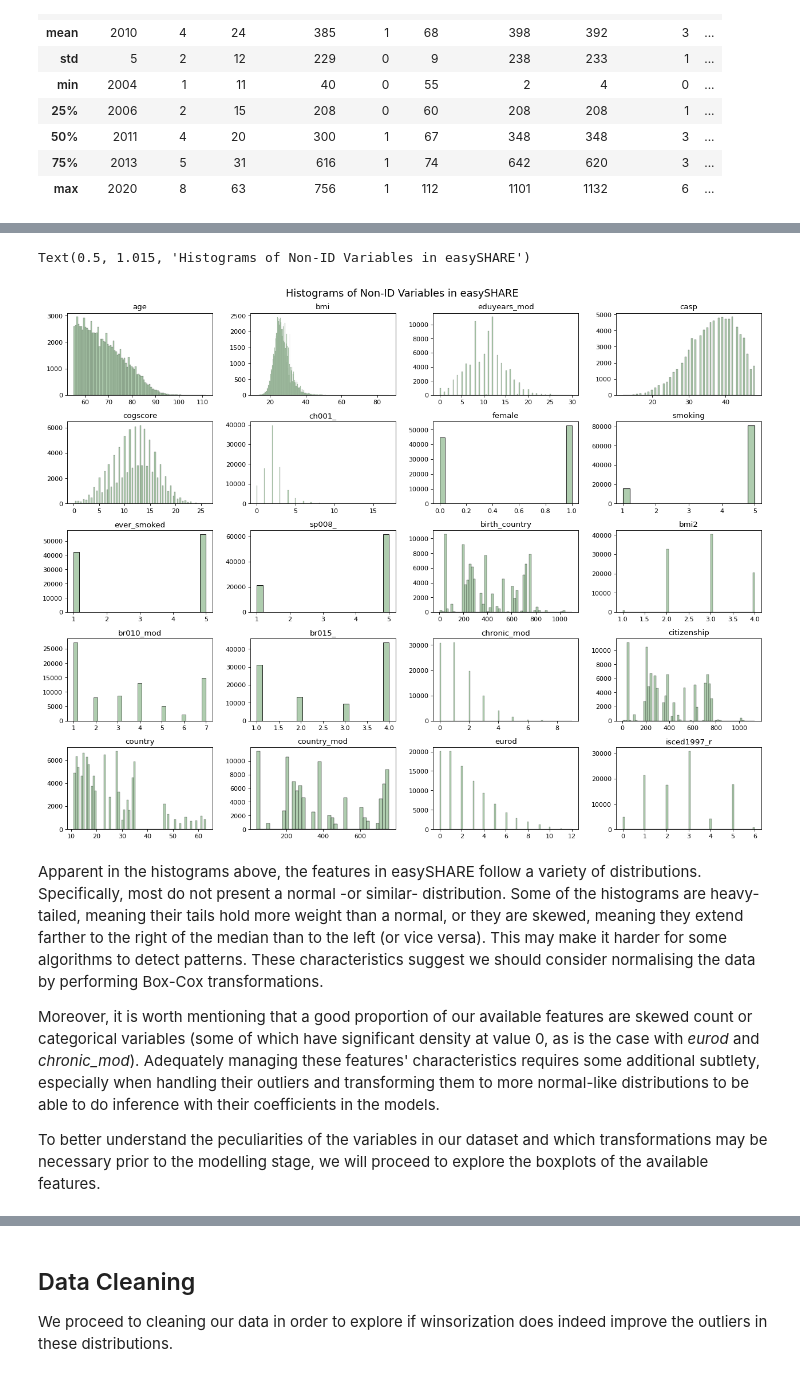
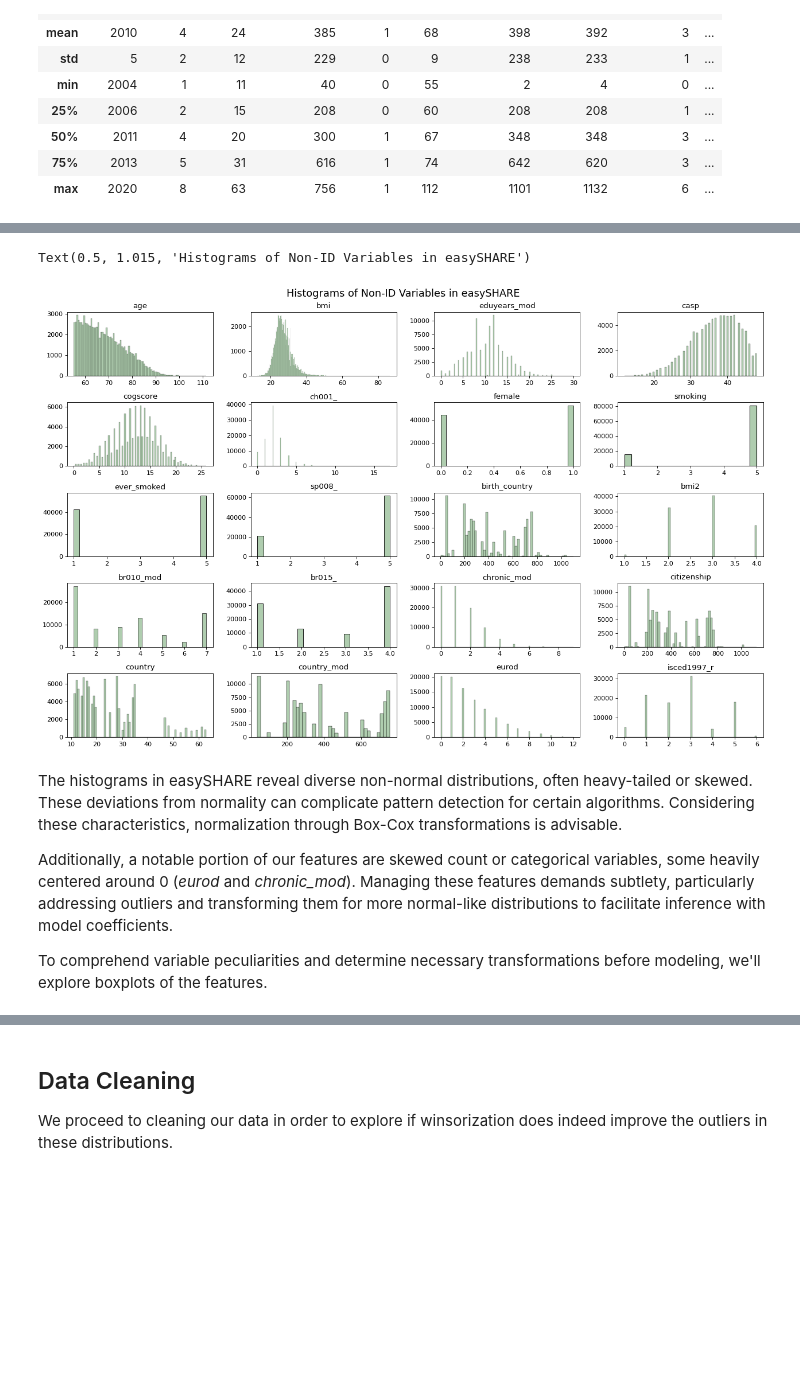
Before and after one commit to ananyajai/mlp_coursework_01, a Jupyter notebook: project1.ipynb, the cells around one changed output, grey strips where cells are left out. Drawn from its saved outputs; the diff is of its cells as text; code cells hidden in the pictures; blank space fills up the shorter version.

Commit message:
additional changes for pdf

```diff
--- a/project1.ipynb
+++ b/project1.ipynb
@@ -202,42 +167,37 @@ We also identify that some categorical variables in the database have been coded
 Finally, from this descriptive table we can see that some of our continuous variables start at zero, which may pose challenges if we need to perform Box-Cox transformations as part of our feature engineering<sup>5</sup>.
 # %%
 # df.info()   # no missing values
-
 # List of columns per type of variable
 id_vars = ['int_year','wave','mergeid']     # ID variables
-numerical_vars = ['age','bmi','eduyears_mod','casp','cogscore','ch001_']     # Non-categorical variables
+numerical_vars = ['age','bmi','eduyears_mod','casp','cogscore','ch001_']  # Non-categorical variables
 binary_vars = ['female','smoking','ever_smoked','sp008_']     # Binary variables
-cat_vars = np.setdiff1d(df.columns,id_vars + numerical_vars + binary_vars).tolist()     # Categorical variables (n>2)
-
-#len(cat_vars+binary_vars+numerical_vars+id_vars)==len(df.columns) # Checking no variables are missing
-
+cat_vars = np.setdiff1d(df.columns,id_vars + numerical_vars + binary_vars).tolist()  # Categorical variables (n>2)
 # Explore variable distributions through histograms
 non_id_vars = numerical_vars + binary_vars + cat_vars # Get vector of all variables to plot with histograms
 
 # Figure plot area and settings
-fig, ax = plt.subplots(figsize = (16, 12))
+fig, ax = plt.subplots(figsize = (16, 10))
 ax.set_frame_on(False)
 ax.set_xticks([])
 ax.set_yticks([])
 
 # For loop to create histograms
 for n, col in enumerate(non_id_vars):
     plt.subplot(5, 4, n+1)
     a = sns.histplot(df[col],ax = plt.gca(),color='#95bd95')
     a.set(xlabel=None, ylabel=None)
     a.set_facecolor('white')
     plt.title(col)
-
 plt.tight_layout()
 plt.suptitle("Histograms of Non-ID Variables in easySHARE", fontsize=16, y=1.015)
 # %% [output]
 Text(0.5, 1.015, 'Histograms of Non-ID Variables in easySHARE')
-[figure, old version]
+[figure, new version]
 # %% [markdown]
-Apparent in the histograms above, the features in easySHARE follow a variety of distributions. Specifically, most do not present a normal -or similar- distribution. Some of the histograms are heavy-tailed, meaning their tails hold more weight than a normal, or they are skewed, meaning they extend farther to the right of the median than to the left (or vice versa). This may make it harder for some algorithms to detect patterns. These characteristics suggest we should consider normalising the data by performing Box-Cox transformations.
+The histograms in easySHARE reveal diverse non-normal distributions, often heavy-tailed or skewed. These deviations from normality can complicate pattern detection for certain algorithms. Considering these characteristics, normalization through Box-Cox transformations is advisable.
 
-Moreover, it is worth mentioning that a good proportion of our available features are skewed count or categorical variables (some of which have significant density at value 0, as is the case with *eurod* and *chronic_mod*). Adequately managing these features' characteristics requires some additional subtlety, especially when handling their outliers and transforming them to more normal-like distributions to be able to do inference with their coefficients in the models.
+Additionally, a notable portion of our features are skewed count or categorical variables, some heavily centered around 0 (*eurod* and *chronic_mod*). Managing these features demands subtlety, particularly addressing outliers and transforming them for more normal-like distributions to facilitate inference with model coefficients.
 
-To better understand the peculiarities of the variables in our dataset and which transformations may be necessary prior to the modelling stage, we will proceed to explore the boxplots of the available features.
+To comprehend variable peculiarities and determine necessary transformations before modeling, we'll explore boxplots of the features.
 # %%
 # Generating Box-Plots for Non-ID Variables
```
Also changed, not shown: parts of 40 cells of this notebook.
